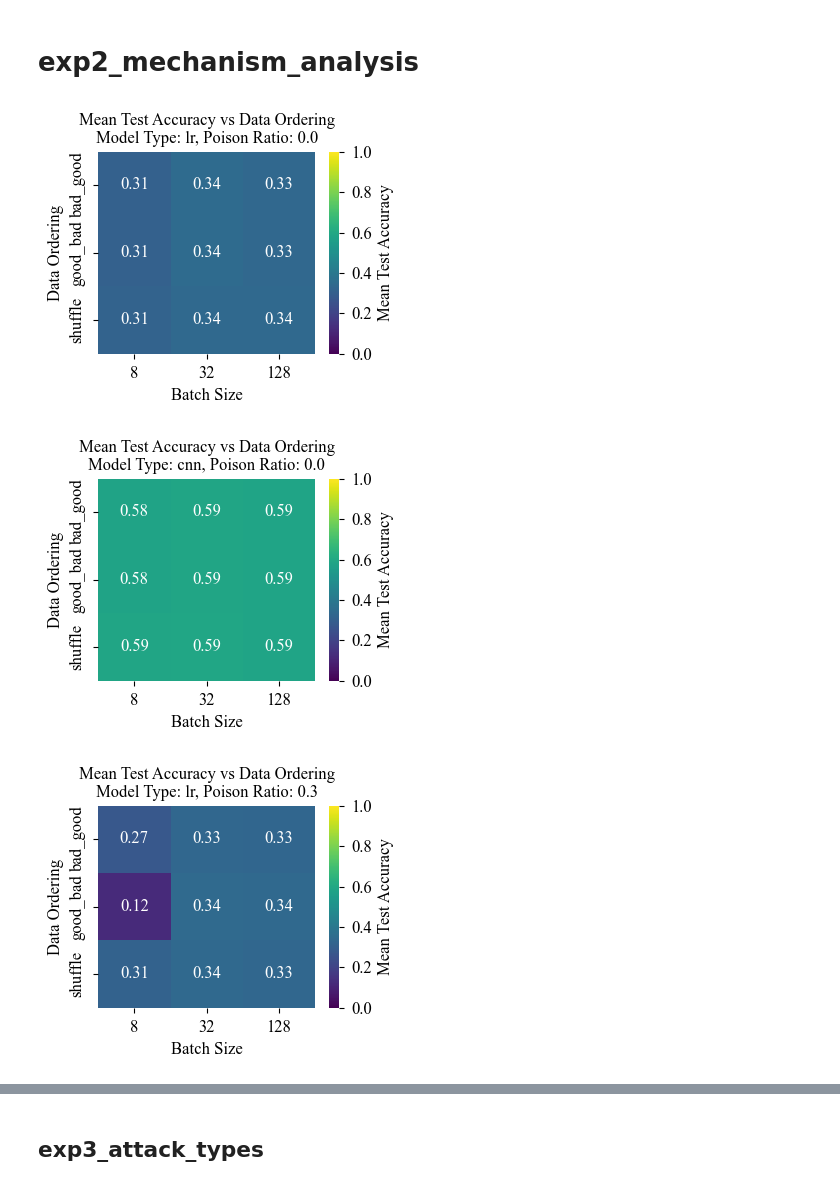
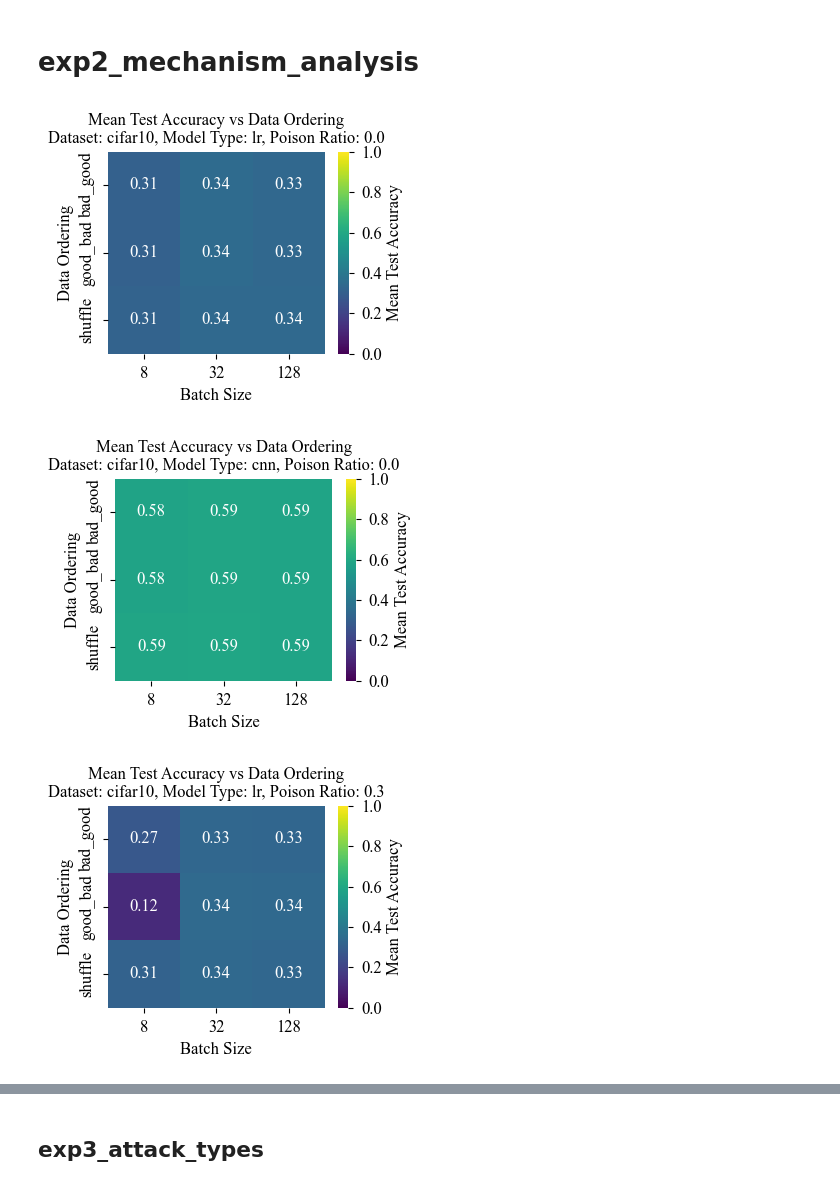
Before and after one commit to VitavatV/poisoning_attack_analysis, a Jupyter notebook: experiment_analysis_summary.ipynb, the cells around one changed output, grey strips where cells are left out. Drawn from its saved outputs; the diff is of its cells as text; code cells hidden in the pictures.

```diff
--- a/experiment_analysis_summary.ipynb
+++ b/experiment_analysis_summary.ipynb
@@ -105,11 +105,11 @@ def save_ieee_figure(fig, filename, width=IEEE_DOUBLE_COLUMN):
 # %% [markdown]
 ### 1.1 exp1_fix_depth
 # %%
-
+dataset = 'cifar10'
 for depth in [1, 4, 16, 64]:
     for model_type in ['lr', 'cnn']:
         exp1_data = df[df['phase'] == 'exp1_vary_width'].copy()
-        exp1_data = exp1_data[exp1_data['dataset'] == 'cifar10']
+        exp1_data = exp1_data[exp1_data['dataset'] == dataset]
 
         exp1_data = exp1_data[exp1_data['model_type'] == model_type]
         exp1_data = exp1_data[exp1_data['depth'] == depth]
@@ -130,11 +130,11 @@ for depth in [1, 4, 16, 64]:
         colors = ['tab:green', 'tab:blue', 'tab:purple', 'tab:orange', 'tab:red']
         mean_test_acc_pivot.plot(kind='bar', figsize=(8, 6), color=colors)
         plt.ylim(0, 1)
-        plt.title(f'Test Accuracy vs Width\nModel: {model_type}, Depth: {depth}')
+        plt.title(f'Test Accuracy vs Width\nDataset: {dataset}, Model: {model_type}, Depth: {depth}')
         plt.xlabel('Width')
         plt.ylabel('Test Accuracy')
         plt.legend(title='Poison Ratio')
-        save_ieee_figure(plt.gcf(), 'exp1_vary_width_test_acc_model_{}_depth_{}'.format(model_type, depth), width=IEEE_SINGLE_COLUMN)
+        save_ieee_figure(plt.gcf(), 'exp1_vary_width_test_acc_model_{}_dataset_{}_depth_{}'.format(model_type, dataset, depth), width=IEEE_SINGLE_COLUMN)
         plt.show()
 
         # table mean_test_acc avg vs fix width 1,4,16,64, color by poison_ratio and qty
@@ -228,12 +228,12 @@ for depth in [1, 4, 16, 64]:
 # %% [markdown]
 ### 1.2 exp1_fix_width
 # %%
-# Filter exp1 data (varying depth experiments)
+dataset = 'cifar10'
 
 for width_factor in [1, 4, 16, 64]:
     for model_type in ['lr', 'cnn']:
         exp1_data = df[df['phase'] == 'exp1_vary_width'].copy()
-        exp1_data = exp1_data[exp1_data['dataset'] == 'cifar10']
+        exp1_data = exp1_data[exp1_data['dataset'] == dataset]
 
         exp1_data = exp1_data[exp1_data['model_type'] == model_type]
         exp1_data = exp1_data[exp1_data['width_factor'] == width_factor]
@@ -254,11 +254,11 @@ for width_factor in [1, 4, 16, 64]:
         colors = ['tab:green', 'tab:blue', 'tab:purple', 'tab:orange', 'tab:red']
         mean_test_acc_pivot.plot(kind='bar', figsize=(8, 6), color=colors)
         plt.ylim(0, 1)
-        plt.title(f'Test Accuracy vs Depth\nModel: {model_type}, Width: {width_factor}')
+        plt.title(f'Test Accuracy vs Depth\nDataset: {dataset}, Model: {model_type}, Width: {width_factor}')
         plt.xlabel('Depth')
         plt.ylabel('Test Accuracy')
         plt.legend(title='Poison Ratio')
-        save_ieee_figure(plt.gcf(), 'exp1_vary_detph_test_acc_model_{}_width_{}'.format(model_type, width_factor), width=IEEE_SINGLE_COLUMN)
+        save_ieee_figure(plt.gcf(), 'exp1_vary_detph_test_acc_model_{}_width_{}_dataset_{}'.format(model_type, width_factor, dataset), width=IEEE_SINGLE_COLUMN)
         plt.show()
 
         # table mean_test_acc avg vs fix depth 1,4,16,64, color by poison_ratio and qty
@@ -352,12 +352,12 @@ for width_factor in [1, 4, 16, 64]:
 # %% [markdown]
 ### 1.3 exp1_vary_width_depth acc
 # %%
-# Filter exp1 data (varying depth experiments)
+dataset = 'cifar10'
 
 for poison_ratio in [0.0, 0.3, 0.5]:
     for model_type in ['lr', 'cnn']:
         exp1_data = df[df['phase'] == 'exp1_vary_width'].copy()
-        exp1_data = exp1_data[exp1_data['dataset'] == 'cifar10']
+        exp1_data = exp1_data[exp1_data['dataset'] == dataset]
         exp1_data = exp1_data[exp1_data['model_type'] == model_type]
         exp1_data = exp1_data[exp1_data['poison_ratio'] == poison_ratio]
 
@@ -366,7 +366,7 @@ for poison_ratio in [0.0, 0.3, 0.5]:
         sns.heatmap(exp1_data.pivot_table(index='depth', columns='width_factor', values='mean_test_acc'),
             cmap='viridis', vmin=0.0, vmax=1.0,
             annot=True, fmt='.2f', cbar_kws={'label': 'Mean Test Accuracy'})
-        plt.title(f'Mean Test Accuracy vs Depth and Width\nModel Type: {model_type}, Poison Ratio: {poison_ratio}')
+        plt.title(f'Mean Test Accuracy vs Depth and Width\nDataset: {dataset}, Model Type: {model_type}, Poison Ratio: {poison_ratio}')
         plt.xlabel('Width Factor')
         plt.ylabel('Depth')
         save_ieee_figure(plt.gcf(), f'exp1_vary_width_depth_test_acc_{poison_ratio}_{model_type}', width=IEEE_SINGLE_COLUMN)
@@ -381,11 +381,11 @@ for poison_ratio in [0.0, 0.3, 0.5]:
 # %% [markdown]
 ### 1.4 exp1_vary_width_depth impact
 # %%
-# Filter exp1 data (varying depth experiments)
+dataset = 'cifar10'
 
 for model_type in ['lr', 'cnn']:
     exp1_data = df[df['phase'] == 'exp1_vary_width'].copy()
-    exp1_data = exp1_data[exp1_data['dataset'] == 'cifar10']
+    exp1_data = exp1_data[exp1_data['dataset'] == dataset]
     exp1_data = exp1_data[exp1_data['model_type'] == model_type]
     exp1_data_pr00 = exp1_data[exp1_data['poison_ratio'] == 0.0][['depth', 'width_factor', 'mean_test_acc']]
     exp1_data_pr05 = exp1_data[exp1_data['poison_ratio'] == 0.5][['depth', 'width_factor', 'mean_test_acc']]
@@ -400,7 +400,7 @@ for model_type in ['lr', 'cnn']:
     sns.heatmap(exp_data_attack.pivot_table(index='depth', columns='width_factor', values='impact_mean_test_acc'),
         cmap='viridis', vmin=-0.02, vmax=0.02,
         annot=True, fmt='.2f', cbar_kws={'label': 'Impact Mean Test Accuracy'})
-    plt.title(f'Impact Mean Test Accuracy vs Depth and Width\nModel Type: {model_type}, Poison Ratio: {poison_ratio}')
+    plt.title(f'Impact Mean Test Accuracy vs Depth and Width\nDataset: {dataset}, Model Type: {model_type}, Poison Ratio: 0.5')
     plt.xlabel('Width Factor')
     plt.ylabel('Depth')
     save_ieee_figure(plt.gcf(), f'exp1_vary_width_depth_test_acc_Impact_0.5_{model_type}', width=IEEE_SINGLE_COLUMN)
@@ -411,26 +411,26 @@ for model_type in ['lr', 'cnn']:
 # %% [markdown]
 # exp2_mechanism_analysis
 # %%
-# exp2_mechanism_analysis
+dataset = 'cifar10'
 
 for poison_ratio in [0.0, 0.3, 0.5]:
     for model_type in ['lr', 'cnn']:
         exp2_data = df[df['phase'] == 'exp2_mechanism_analysis'].copy()
-        exp2_data = exp2_data[exp2_data['dataset'] == 'cifar10']
+        exp2_data = exp2_data[exp2_data['dataset'] == dataset]
         exp2_data = exp2_data[exp2_data['model_type'] == model_type]
         exp2_data = exp2_data[exp2_data['poison_ratio'] == poison_ratio]
 
         # plot matrix heatmap of mean_test_acc vs fix depth 1,4,16,64 vs fix width 1,4,16,64
         fig = plt.figure(figsize=(8, 6))
         sns.heatmap(exp2_data.pivot_table(index='data_ordering', columns='batch_size', values='mean_test_acc'),
             cmap='viridis', vmin=0.0, vmax=1.0,
             annot=True, fmt='.2f', cbar_kws={'label': 'Mean Test Accuracy'})
-        plt.title(f'Mean Test Accuracy vs Data Ordering\nModel Type: {model_type}, Poison Ratio: {poison_ratio}')
+        plt.title(f'Mean Test Accuracy vs Data Ordering\nDataset: {dataset}, Model Type: {model_type}, Poison Ratio: {poison_ratio}')
         plt.xlabel('Batch Size')
         plt.ylabel('Data Ordering')
         save_ieee_figure(plt.gcf(), f'exp2_vary_data_ordering_test_acc_{poison_ratio}_{model_type}', width=IEEE_SINGLE_COLUMN)
         plt.show()
 # %% [output]
-[figure, old version]
+[figure, new version]
-[figure, old version]
+[figure, new version]
-[figure, old version]
+[figure, new version]
```
Also changed, not shown: parts of 8 cells of this notebook, 13 other files.
